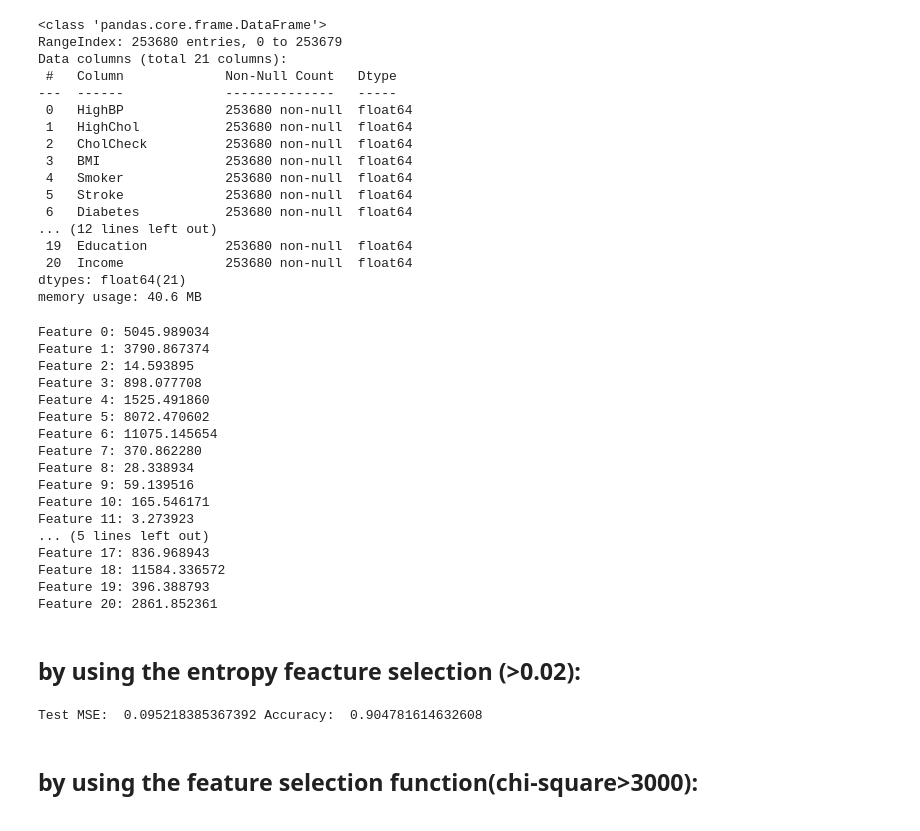
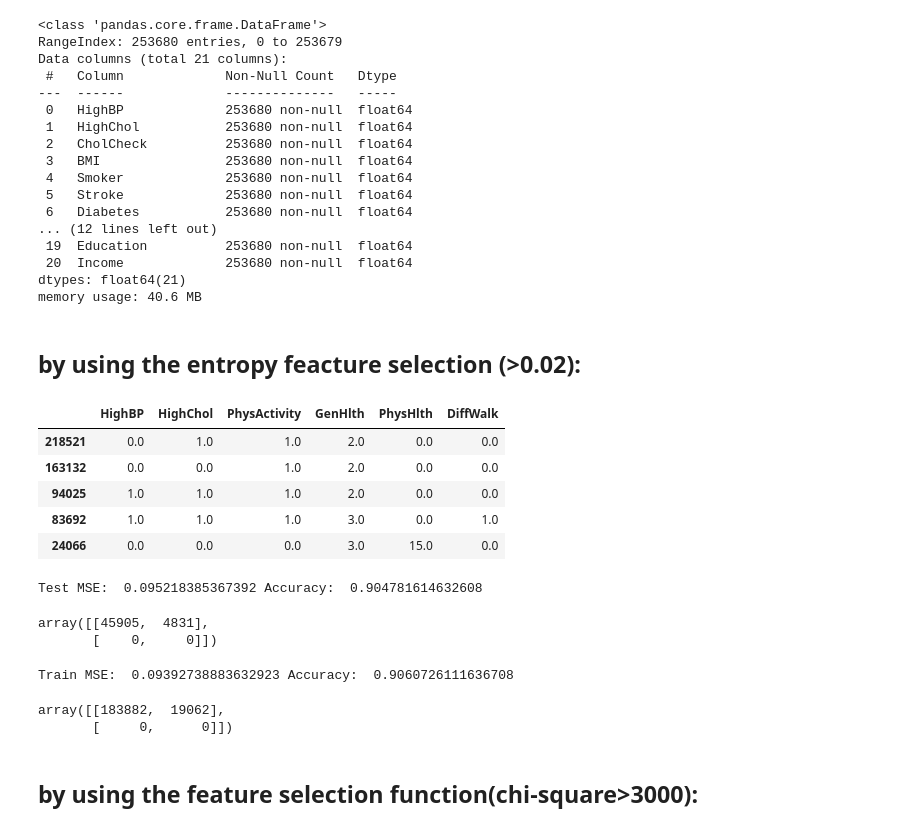
Before and after one commit to LouiseLi7/STA160-group-project, a Jupyter notebook: Midterm Project - STA 160 (Feature Selection Version).ipynb, the cells around one changed output. Saved outputs shown, nothing was run; the diff lists cells and outputs as text; code cells hidden in the pictures.

```diff
--- a/Midterm Project - STA 160 (Feature Selection Version).ipynb
+++ b/Midterm Project - STA 160 (Feature Selection Version).ipynb
@@ -1074,30 +1076,6 @@ Data columns (total 21 columns):
  20  Income             253680 non-null  float64
 dtypes: float64(21)
 memory usage: 40.6 MB
-# %%
-# good(related) variables: very correlated to the entropy result
-fs = SelectKBest(score_func=chi2, k='all')
-fs.fit(X_train, y_train)
-for i in range(len(fs.scores_)):
-    print('Feature %d: %f' % (i, fs.scores_[i]))
-# %% [output]
-Feature 0: 5045.989034
-Feature 1: 3790.867374
-Feature 2: 14.593895
-Feature 3: 898.077708
-Feature 4: 1525.491860
-Feature 5: 8072.470602
-Feature 6: 11075.145654
-Feature 7: 370.862280
-Feature 8: 28.338934
-Feature 9: 59.139516
-Feature 10: 165.546171
-Feature 11: 3.273923
-... (5 lines left out)
-Feature 17: 836.968943
-Feature 18: 11584.336572
-Feature 19: 396.388793
-Feature 20: 2861.852361
 # %% [markdown]
 ## by using the entropy feacture selection (>0.02):
 # %%
@@ -1105,4 +1083,13 @@ X_train = X_train.drop(['CholCheck','BMI','Smoker','Stroke','Diabetes','Fruits',
                        'NoDocbcCost','MentHlth','Sex','Age','Education','Income'],axis=1)
 X_test = X_test.drop(['CholCheck','BMI','Smoker','Stroke','Diabetes','Fruits','Veggies','HvyAlcoholConsump','AnyHealthcare',
                        'NoDocbcCost','MentHlth','Sex','Age','Education','Income'],axis=1)
+# %%
+X_train.head()
+# %% [output]
+|  | HighBP | HighChol | PhysActivity | GenHlth | PhysHlth | DiffWalk |
+| 218521 | 0.0 | 1.0 | 1.0 | 2.0 | 0.0 | 0.0 |
+| 163132 | 0.0 | 0.0 | 1.0 | 2.0 | 0.0 | 0.0 |
+| 94025 | 1.0 | 1.0 | 1.0 | 2.0 | 0.0 | 0.0 |
+| 83692 | 1.0 | 1.0 | 1.0 | 3.0 | 0.0 | 1.0 |
+| 24066 | 0.0 | 0.0 | 0.0 | 3.0 | 15.0 | 0.0 |
 # %%
@@ -1113,6 +1100,21 @@ pred_test = model.predict(X_test)
 print('Test MSE: ',mean_squared_error(y_test, pred_test),'Accuracy: ',model.score(X_test, y_test))
 # %% [output]
 Test MSE:  0.095218385367392 Accuracy:  0.904781614632608
+# %%
+confusion_matrix(pred_test,y_test)
+# %% [output]
+array([[45905,  4831],
+       [    0,     0]])
+# %%
+pred_train = model.predict(X_train)
+print('Train MSE: ',mean_squared_error(y_train, pred_train),'Accuracy: ',model.score(X_train, y_train))
+# %% [output]
+Train MSE:  0.09392738883632923 Accuracy:  0.9060726111636708
+# %%
+confusion_matrix(pred_train,y_train)
+# %% [output]
+array([[183882,  19062],
+       [     0,      0]])
 # %% [markdown]
 ## by using the feature selection function(chi-square>3000):
 # %%
```
Also changed, not shown: parts of 13 cells of this notebook.
